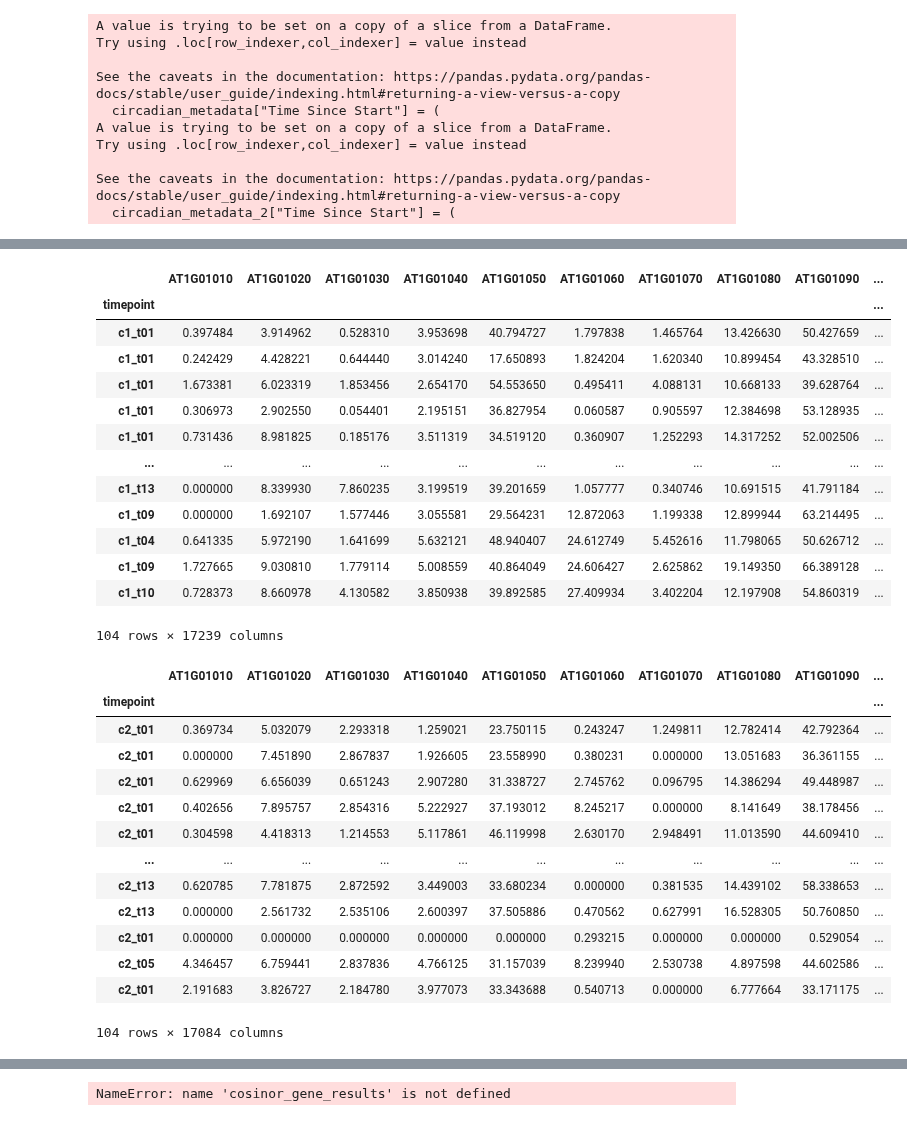
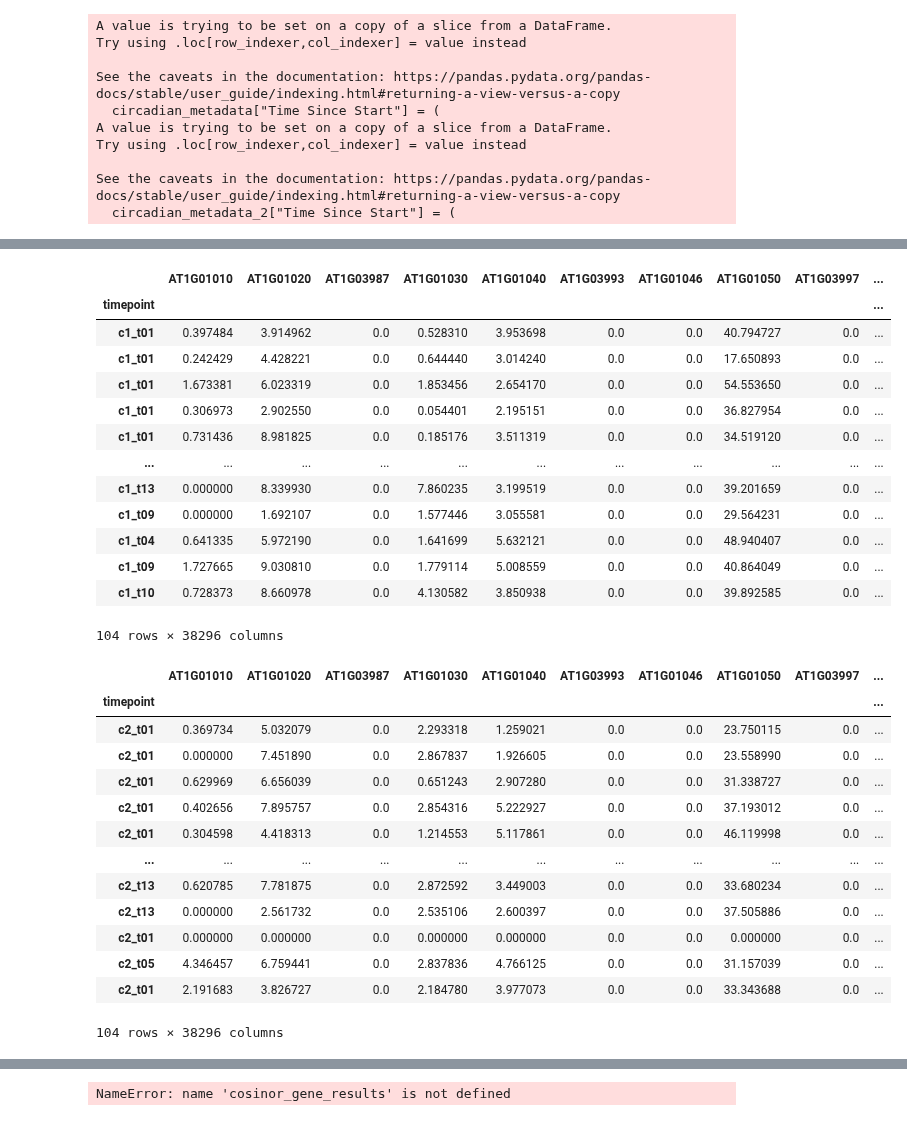
Before and after one commit to mikepassal/Outdoor_microbiome, a Jupyter notebook: Local_analysis/Analysis_post_Luke_talk/circadian_follow_up/circadian_all_defense_genes_quantify_change_in_magnitude.ipynb, the cells around one changed output, grey strips where cells are left out. Saved outputs shown, nothing was run; the diff lists cells and outputs as text; code cells hidden in the pictures.

```diff
--- a/Local_analysis/Analysis_post_Luke_talk/circadian_follow_up/circadian_all_defense_genes_quantify_change_in_magnitude.ipynb
+++ b/Local_analysis/Analysis_post_Luke_talk/circadian_follow_up/circadian_all_defense_genes_quantify_change_in_magnitude.ipynb
@@ -181,30 +189,30 @@ trimmed_circadian_transcriptome_2
 # %%
-trimmed_circadian_transcriptome = trimmed_circadian_transcriptome.merge(
+trimmed_circadian_transcriptome = circadian_transcriptome.merge(
     right=circadian_metadata[["timepoint", "Time Since Start"]],
     left_index=True,
     right_index=True,
 )
 trimmed_circadian_transcriptome = trimmed_circadian_transcriptome.set_index(
     "timepoint", append=False
 )
 trimmed_circadian_transcriptome
 # %% [output]
-|  | AT1G01010 | AT1G01020 | AT1G01030 | AT1G01040 | AT1G01050 | AT1G01060 | AT1G01070 | AT1G01080 | AT1G01090 | ... |
+|  | AT1G01010 | AT1G01020 | AT1G03987 | AT1G01030 | AT1G01040 | AT1G03993 | AT1G01046 | AT1G01050 | AT1G03997 | ... |
 | timepoint |  |  |  |  |  |  |  |  |  | ... |
-| c1_t01 | 0.397484 | 3.914962 | 0.528310 | 3.953698 | 40.794727 | 1.797838 | 1.465764 | 13.426630 | 50.427659 | ... |
-| c1_t01 | 0.242429 | 4.428221 | 0.644440 | 3.014240 | 17.650893 | 1.824204 | 1.620340 | 10.899454 | 43.328510 | ... |
-| c1_t01 | 1.673381 | 6.023319 | 1.853456 | 2.654170 | 54.553650 | 0.495411 | 4.088131 | 10.668133 | 39.628764 | ... |
-| c1_t01 | 0.306973 | 2.902550 | 0.054401 | 2.195151 | 36.827954 | 0.060587 | 0.905597 | 12.384698 | 53.128935 | ... |
-| c1_t01 | 0.731436 | 8.981825 | 0.185176 | 3.511319 | 34.519120 | 0.360907 | 1.252293 | 14.317252 | 52.002506 | ... |
+| c1_t01 | 0.397484 | 3.914962 | 0.0 | 0.528310 | 3.953698 | 0.0 | 0.0 | 40.794727 | 0.0 | ... |
+| c1_t01 | 0.242429 | 4.428221 | 0.0 | 0.644440 | 3.014240 | 0.0 | 0.0 | 17.650893 | 0.0 | ... |
+| c1_t01 | 1.673381 | 6.023319 | 0.0 | 1.853456 | 2.654170 | 0.0 | 0.0 | 54.553650 | 0.0 | ... |
+| c1_t01 | 0.306973 | 2.902550 | 0.0 | 0.054401 | 2.195151 | 0.0 | 0.0 | 36.827954 | 0.0 | ... |
+| c1_t01 | 0.731436 | 8.981825 | 0.0 | 0.185176 | 3.511319 | 0.0 | 0.0 | 34.519120 | 0.0 | ... |
 | ... | ... | ... | ... | ... | ... | ... | ... | ... | ... | ... |
-| c1_t13 | 0.000000 | 8.339930 | 7.860235 | 3.199519 | 39.201659 | 1.057777 | 0.340746 | 10.691515 | 41.791184 | ... |
-| c1_t09 | 0.000000 | 1.692107 | 1.577446 | 3.055581 | 29.564231 | 12.872063 | 1.199338 | 12.899944 | 63.214495 | ... |
-| c1_t04 | 0.641335 | 5.972190 | 1.641699 | 5.632121 | 48.940407 | 24.612749 | 5.452616 | 11.798065 | 50.626712 | ... |
-| c1_t09 | 1.727665 | 9.030810 | 1.779114 | 5.008559 | 40.864049 | 24.606427 | 2.625862 | 19.149350 | 66.389128 | ... |
-| c1_t10 | 0.728373 | 8.660978 | 4.130582 | 3.850938 | 39.892585 | 27.409934 | 3.402204 | 12.197908 | 54.860319 | ... |
+| c1_t13 | 0.000000 | 8.339930 | 0.0 | 7.860235 | 3.199519 | 0.0 | 0.0 | 39.201659 | 0.0 | ... |
+| c1_t09 | 0.000000 | 1.692107 | 0.0 | 1.577446 | 3.055581 | 0.0 | 0.0 | 29.564231 | 0.0 | ... |
+| c1_t04 | 0.641335 | 5.972190 | 0.0 | 1.641699 | 5.632121 | 0.0 | 0.0 | 48.940407 | 0.0 | ... |
+| c1_t09 | 1.727665 | 9.030810 | 0.0 | 1.779114 | 5.008559 | 0.0 | 0.0 | 40.864049 | 0.0 | ... |
+| c1_t10 | 0.728373 | 8.660978 | 0.0 | 4.130582 | 3.850938 | 0.0 | 0.0 | 39.892585 | 0.0 | ... |
-104 rows × 17239 columns
+104 rows × 38296 columns
 # %%
-trimmed_circadian_transcriptome_2 = trimmed_circadian_transcriptome_2.merge(
+trimmed_circadian_transcriptome_2 = circadian_transcriptome_2.merge(
     right=circadian_metadata_2[["timepoint", "Time Since Start"]],
     left_index=True,
     right_index=True,
@@ -214,17 +222,17 @@ trimmed_circadian_transcriptome_2 = trimmed_circadian_transcriptome_2.set_index(
 )
 trimmed_circadian_transcriptome_2
 # %% [output]
-|  | AT1G01010 | AT1G01020 | AT1G01030 | AT1G01040 | AT1G01050 | AT1G01060 | AT1G01070 | AT1G01080 | AT1G01090 | ... |
+|  | AT1G01010 | AT1G01020 | AT1G03987 | AT1G01030 | AT1G01040 | AT1G03993 | AT1G01046 | AT1G01050 | AT1G03997 | ... |
 | timepoint |  |  |  |  |  |  |  |  |  | ... |
-| c2_t01 | 0.369734 | 5.032079 | 2.293318 | 1.259021 | 23.750115 | 0.243247 | 1.249811 | 12.782414 | 42.792364 | ... |
-| c2_t01 | 0.000000 | 7.451890 | 2.867837 | 1.926605 | 23.558990 | 0.380231 | 0.000000 | 13.051683 | 36.361155 | ... |
-| c2_t01 | 0.629969 | 6.656039 | 0.651243 | 2.907280 | 31.338727 | 2.745762 | 0.096795 | 14.386294 | 49.448987 | ... |
-| c2_t01 | 0.402656 | 7.895757 | 2.854316 | 5.222927 | 37.193012 | 8.245217 | 0.000000 | 8.141649 | 38.178456 | ... |
-| c2_t01 | 0.304598 | 4.418313 | 1.214553 | 5.117861 | 46.119998 | 2.630170 | 2.948491 | 11.013590 | 44.609410 | ... |
+| c2_t01 | 0.369734 | 5.032079 | 0.0 | 2.293318 | 1.259021 | 0.0 | 0.0 | 23.750115 | 0.0 | ... |
+| c2_t01 | 0.000000 | 7.451890 | 0.0 | 2.867837 | 1.926605 | 0.0 | 0.0 | 23.558990 | 0.0 | ... |
+| c2_t01 | 0.629969 | 6.656039 | 0.0 | 0.651243 | 2.907280 | 0.0 | 0.0 | 31.338727 | 0.0 | ... |
+| c2_t01 | 0.402656 | 7.895757 | 0.0 | 2.854316 | 5.222927 | 0.0 | 0.0 | 37.193012 | 0.0 | ... |
+| c2_t01 | 0.304598 | 4.418313 | 0.0 | 1.214553 | 5.117861 | 0.0 | 0.0 | 46.119998 | 0.0 | ... |
 | ... | ... | ... | ... | ... | ... | ... | ... | ... | ... | ... |
-| c2_t13 | 0.620785 | 7.781875 | 2.872592 | 3.449003 | 33.680234 | 0.000000 | 0.381535 | 14.439102 | 58.338653 | ... |
-| c2_t13 | 0.000000 | 2.561732 | 2.535106 | 2.600397 | 37.505886 | 0.470562 | 0.627991 | 16.528305 | 50.760850 | ... |
-| c2_t01 | 0.000000 | 0.000000 | 0.000000 | 0.000000 | 0.000000 | 0.293215 | 0.000000 | 0.000000 | 0.529054 | ... |
-| c2_t05 | 4.346457 | 6.759441 | 2.837836 | 4.766125 | 31.157039 | 8.239940 | 2.530738 | 4.897598 | 44.602586 | ... |
-| c2_t01 | 2.191683 | 3.826727 | 2.184780 | 3.977073 | 33.343688 | 0.540713 | 0.000000 | 6.777664 | 33.171175 | ... |
+| c2_t13 | 0.620785 | 7.781875 | 0.0 | 2.872592 | 3.449003 | 0.0 | 0.0 | 33.680234 | 0.0 | ... |
+| c2_t13 | 0.000000 | 2.561732 | 0.0 | 2.535106 | 2.600397 | 0.0 | 0.0 | 37.505886 | 0.0 | ... |
+| c2_t01 | 0.000000 | 0.000000 | 0.0 | 0.000000 | 0.000000 | 0.0 | 0.0 | 0.000000 | 0.0 | ... |
+| c2_t05 | 4.346457 | 6.759441 | 0.0 | 2.837836 | 4.766125 | 0.0 | 0.0 | 31.157039 | 0.0 | ... |
+| c2_t01 | 2.191683 | 3.826727 | 0.0 | 2.184780 | 3.977073 | 0.0 | 0.0 | 33.343688 | 0.0 | ... |
-104 rows × 17084 columns
+104 rows × 38296 columns
```
Also changed, not shown: parts of 33 cells of this notebook, 4 other files.
